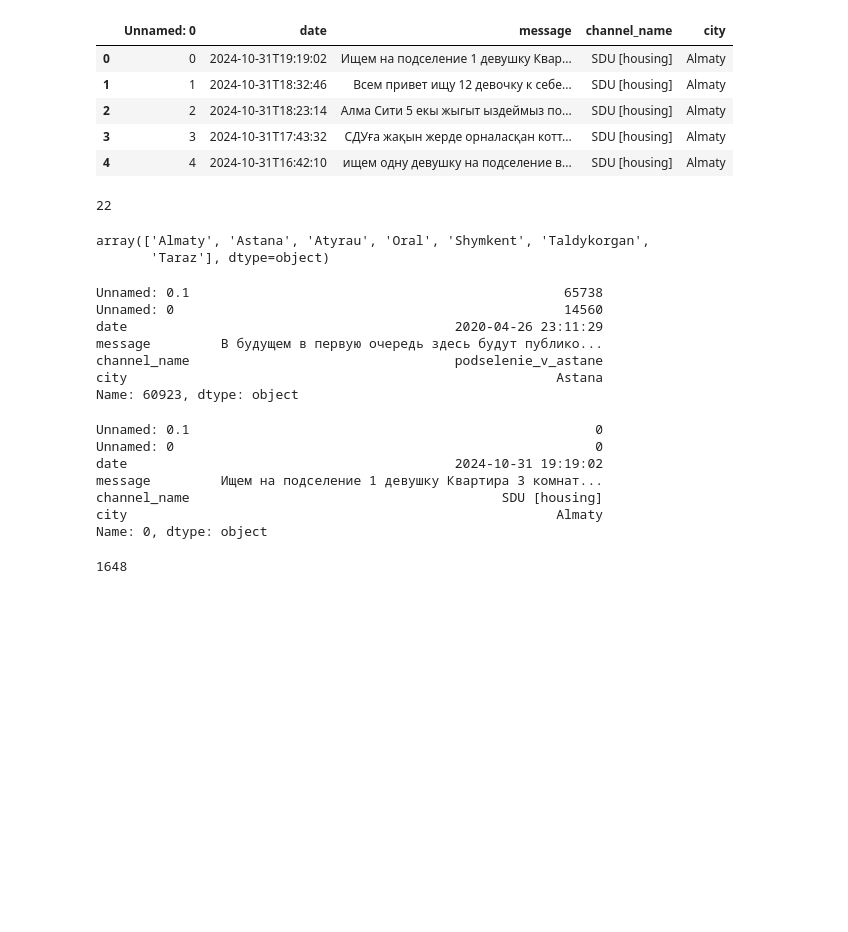
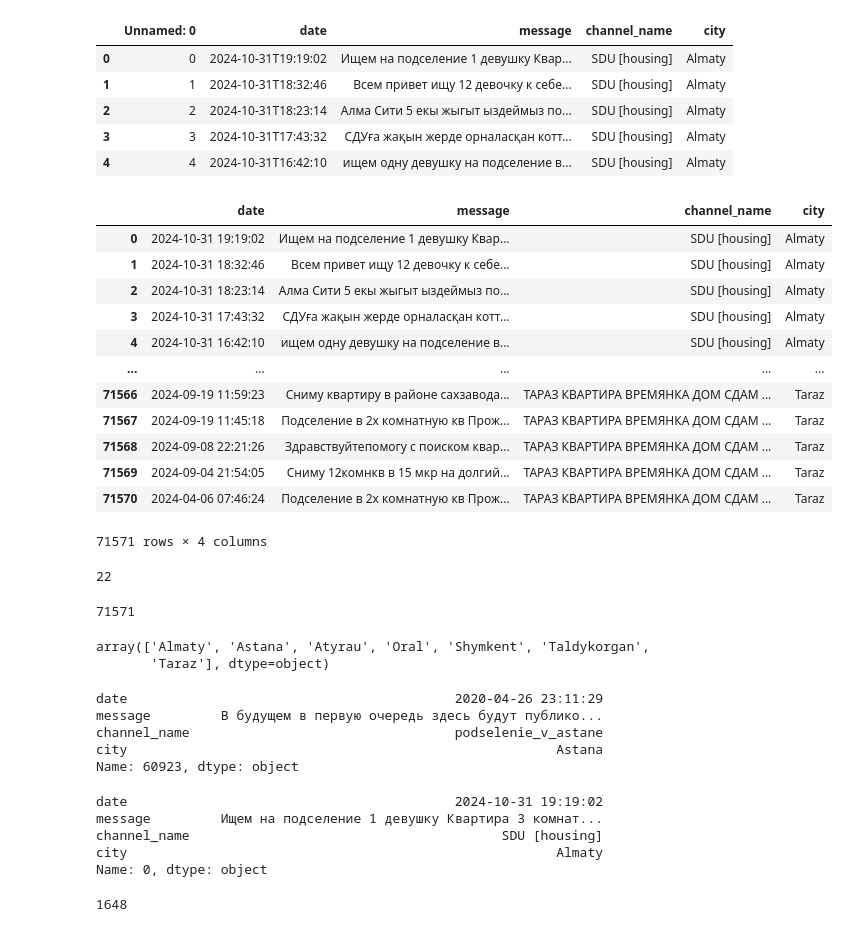
Before and after one commit to Turamyzba/sanyraq-data-analytics, a Jupyter notebook: data_collections_survey/merge_all.ipynb, the cells around one changed output. Saved outputs shown, nothing was run; the diff lists cells and outputs as text; code cells hidden in the pictures; blank space fills up the shorter version.

```diff
--- a/data_collections_survey/merge_all.ipynb
+++ b/data_collections_survey/merge_all.ipynb
@@ -85,13 +85,33 @@ combined_df.head()
 | 4 | 4 | 2024-10-31T16:42:10 | ищем одну девушку на подселение в... | SDU [housing] | Almaty |
 # %%
 combined_df = pd.read_csv('all_csv/All_in_one.csv')
-combined_df['date'] = pd.to_datetime(combined_df['date'])
-combined_df.to_csv('all_csv/All_in_one.csv')
+combined_df = combined_df.loc[:, ~combined_df.columns.str.contains('^Unnamed')]
+# combined_df['date'] = pd.to_datetime(combined_df['date'])
+# combined_df.to_csv('all_csv/All_in_one.csv')
+combined_df
+# %% [output]
+|  | date | message | channel_name | city |
+| 0 | 2024-10-31 19:19:02 | Ищем на подселение 1 девушку Квар... | SDU [housing] | Almaty |
+| 1 | 2024-10-31 18:32:46 | Всем привет ищу 12 девочку к себе... | SDU [housing] | Almaty |
+| 2 | 2024-10-31 18:23:14 | Алма Сити 5 екы жыгыт ыздеймыз по... | SDU [housing] | Almaty |
+| 3 | 2024-10-31 17:43:32 | СДУға жақын жерде орналасқан котт... | SDU [housing] | Almaty |
+| 4 | 2024-10-31 16:42:10 | ищем одну девушку на подселение в... | SDU [housing] | Almaty |
+| ... | ... | ... | ... | ... |
+| 71566 | 2024-09-19 11:59:23 | Сниму квартиру в районе сахзавода... | ТАРАЗ КВАРТИРА ВРЕМЯНКА ДОМ СДАМ ... | Taraz |
+| 71567 | 2024-09-19 11:45:18 | Подселение в 2х комнатную кв Прож... | ТАРАЗ КВАРТИРА ВРЕМЯНКА ДОМ СДАМ ... | Taraz |
+| 71568 | 2024-09-08 22:21:26 | Здравствуйтепомогу с поиском квар... | ТАРАЗ КВАРТИРА ВРЕМЯНКА ДОМ СДАМ ... | Taraz |
+| 71569 | 2024-09-04 21:54:05 | Сниму 12комнкв в 15 мкр на долгий... | ТАРАЗ КВАРТИРА ВРЕМЯНКА ДОМ СДАМ ... | Taraz |
+| 71570 | 2024-04-06 07:46:24 | Подселение в 2х комнатную кв Прож... | ТАРАЗ КВАРТИРА ВРЕМЯНКА ДОМ СДАМ ... | Taraz |
+71571 rows × 4 columns
 # %%
 # Count of our chats
 len(combined_df.channel_name.unique().tolist())
 # %% [output]
 22
+# %%
+len(combined_df)
+# %% [output]
+71571
 # %%
 # Count of Cities
 combined_df.city.unique()
@@ -103,8 +123,6 @@ combined_df['date'] = pd.to_datetime(combined_df['date'])
 first = combined_df.sort_values('date').iloc[0]
 first
 # %% [output]
-Unnamed: 0.1                                                65738
-Unnamed: 0                                                  14560
 date                                          2020-04-26 23:11:29
 message         В будущем в первую очередь здесь будут публико...
 channel_name                                  podselenie_v_astane
@@ -114,8 +132,6 @@ Name: 60923, dtype: object
 last = combined_df.sort_values('date', ascending=False).iloc[0]
 last
 # %% [output]
-Unnamed: 0.1                                                    0
-Unnamed: 0                                                      0
 date                                          2024-10-31 19:19:02
 message         Ищем на подселение 1 девушку Квартира 3 комнат...
 channel_name                                        SDU [housing]
```
Also changed, not shown: 7 other files.
